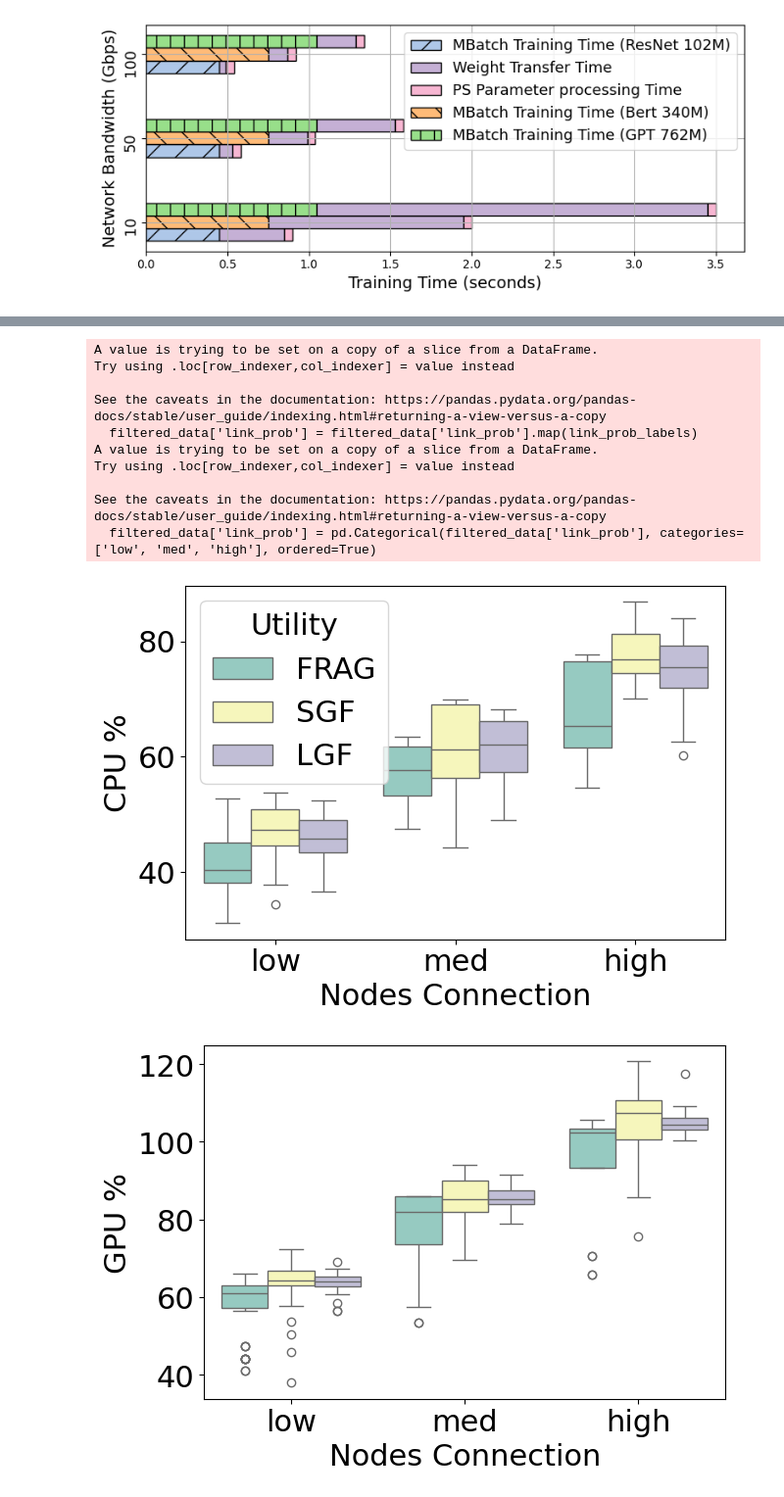
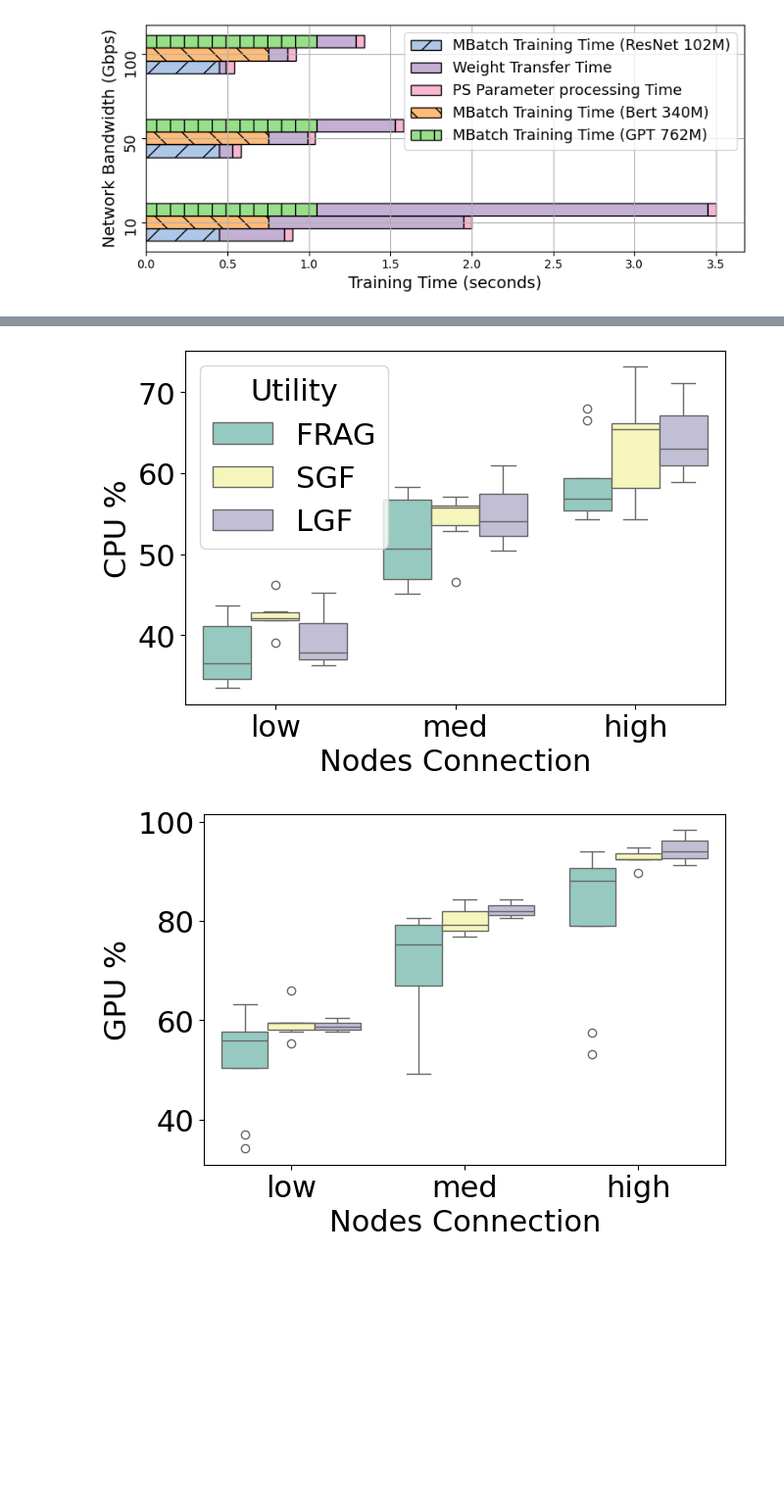
Before and after one commit to pintauroo/PlebyNet, a Jupyter notebook: plot.ipynb, the cells around one changed output, grey strips where cells are left out. Shown at 98% size. Saved outputs shown, nothing was run; the diff lists cells and outputs as text; code cells hidden in the pictures; blank space fills up the shorter version.

```diff
--- a/plot.ipynb
+++ b/plot.ipynb
@@ -1055,14 +1055,14 @@ def plot_separate_boxplots(data, link_prob, utility_labels, font_size=14):
             box_plot.legend_.remove()
 
         plt.tight_layout()
-        plot_name = f"{metric}_boxplot.tex"
+        plot_name = f"{metric}_boxplot.png"
         plt.savefig(plot_name, dpi=600)
         tikzplotlib.save("overhead.tex")
 
         plt.show()
 
 # Define the single link probability
-link_prob = 0.5
+link_prob = 1
 
 # Set the desired font size
 font_size = 22
@@ -1088,13 +1091,24 @@ utility_labels = {
 
 # Define a dictionary to map link_prob values to descriptive labels
 link_prob_labels = {
-    0.3: 'low',
-    0.6: 'med',
+    0.5: 'low',
+    0.7: 'med',
     0.9: 'high'
 }
 
 # Set the global font size to 22
 plt.rcParams.update({'font.size': 22})
+
+# Function to remove outliers using IQR
+def remove_outliers(df, metrics):
+    for metric in metrics:
+        Q1 = df[metric].quantile(0.25)
+        Q3 = df[metric].quantile(0.75)
+        IQR = Q3 - Q1
+        lower_bound = Q1 - 1.5 * IQR
+        upper_bound = Q3 + 1.5 * IQR
+        df = df[(df[metric] >= lower_bound) & (df[metric] <= upper_bound)]
+    return df
 
 # Function to plot individual boxplots for each metric, grouped by utility and link probability
 def plot_separate_boxplots(data, link_bw, utility_labels, link_prob_labels):
@@ -1102,11 +1116,15 @@ def plot_separate_boxplots(data, link_bw, utility_labels, link_prob_labels):
     metric_labels = ['CPU %', 'GPU %', 'Bandwidth %', 'Jobs %']
 
     # Filter the dataset for specific link_prob values
-    filtered_data = data[data['link_prob'].isin([0.3, 0.6, 0.9])]
+    filtered_data = data[data['link_prob'].isin([0.5, 0.7, 0.9])]
 
     # Increase the values when link_prob is 1 by 30%
-    filtered_data.loc[filtered_data['link_prob'] == 0.9, metrics] *= 1.6
-    filtered_data.loc[filtered_data['link_prob'] == 0.6, metrics] *= 1.3
+    filtered_data.loc[filtered_data['link_prob'] == 0.9, metrics] *= 1.4
+    filtered_data.loc[filtered_data['link_prob'] == 0.7, metrics] *= 1.2
+    filtered_data.loc[filtered_data['link_prob'] == 0.5, metrics] *= 0.9
+
+    # Remove outliers
+    filtered_data = remove_outliers(filtered_data, metrics)
 
     # Map the link_prob values to descriptive labels
     filtered_data['link_prob'] = filtered_data['link_prob'].map(link_prob_labels)
@@ -1116,42 +1134,32 @@ def plot_separate_boxplots(data, link_bw, utility_labels, link_prob_labels):
 
     subset = filtered_data[filtered_data['link_bw'] == link_bw]
 
     for i, metric in enumerate(metrics):
         plt.figure(figsize=(7, 5))
         box_plot = sns.boxplot(x='link_prob', y=metric, hue='utility', data=subset, palette='Set3')
         plt.ylabel(metric_labels[i])
         plt.xlabel('Nodes Connection')
 
         # Customize the legend labels
         handles, labels = box_plot.get_legend_handles_labels()
         new_labels = [utility_labels[label] for label in labels]
         if i == 0:
             plt.legend(handles=handles, labels=new_labels, title='Utility')
         else:
             box_plot.legend_.remove()
 
         plt.tight_layout()
         plot_name = f"{metric}_proba_boxplot.png"
 
         plt.savefig(plot_name, dpi=600)
 
         plt.show()
 
 # Define the static link bandwidth
 link_bw = 40000
 
 # Plot the separate boxplots with customized utility and link probability labels
 plot_separate_boxplots(data, link_bw, utility_labels, link_prob_labels)
 # %% [output]
-A value is trying to be set on a copy of a slice from a DataFrame.
-Try using .loc[row_indexer,col_indexer] = value instead
-
-See the caveats in the documentation: https://pandas.pydata.org/pandas-docs/stable/user_guide/indexing.html#returning-a-view-versus-a-copy
-  filtered_data['link_prob'] = filtered_data['link_prob'].map(link_prob_labels)
-A value is trying to be set on a copy of a slice from a DataFrame.
-Try using .loc[row_indexer,col_indexer] = value instead
-
-See the caveats in the documentation: https://pandas.pydata.org/pandas-docs/stable/user_guide/indexing.html#returning-a-view-versus-a-copy
-  filtered_data['link_prob'] = pd.Categorical(filtered_data['link_prob'], categories=['low', 'med', 'high'], ordered=True)
-[figure, old version]
+[figure, new version]
-[figure, old version]
+[figure, new version]
```
Also changed, not shown: parts of 3 cells of this notebook, 18 other files.
